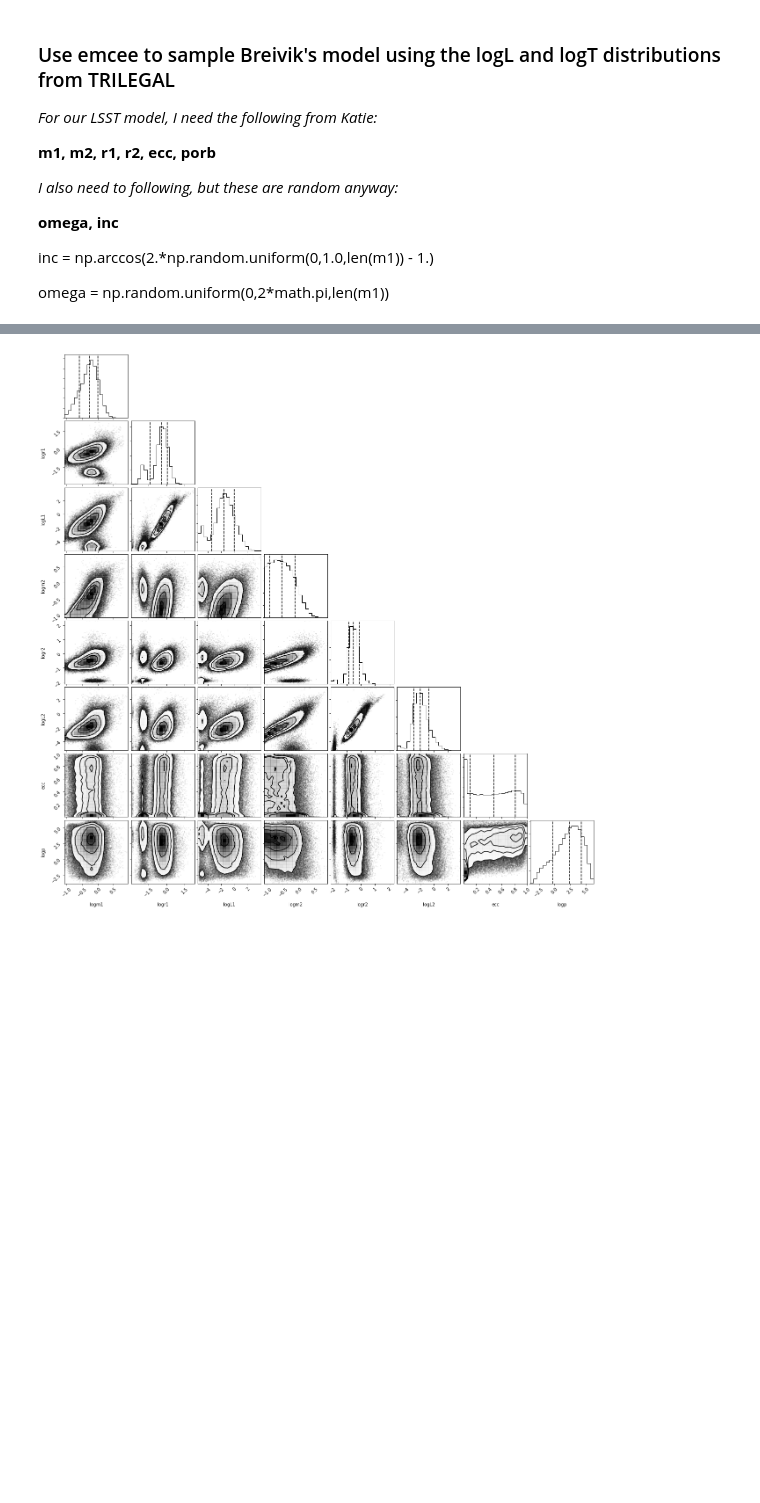
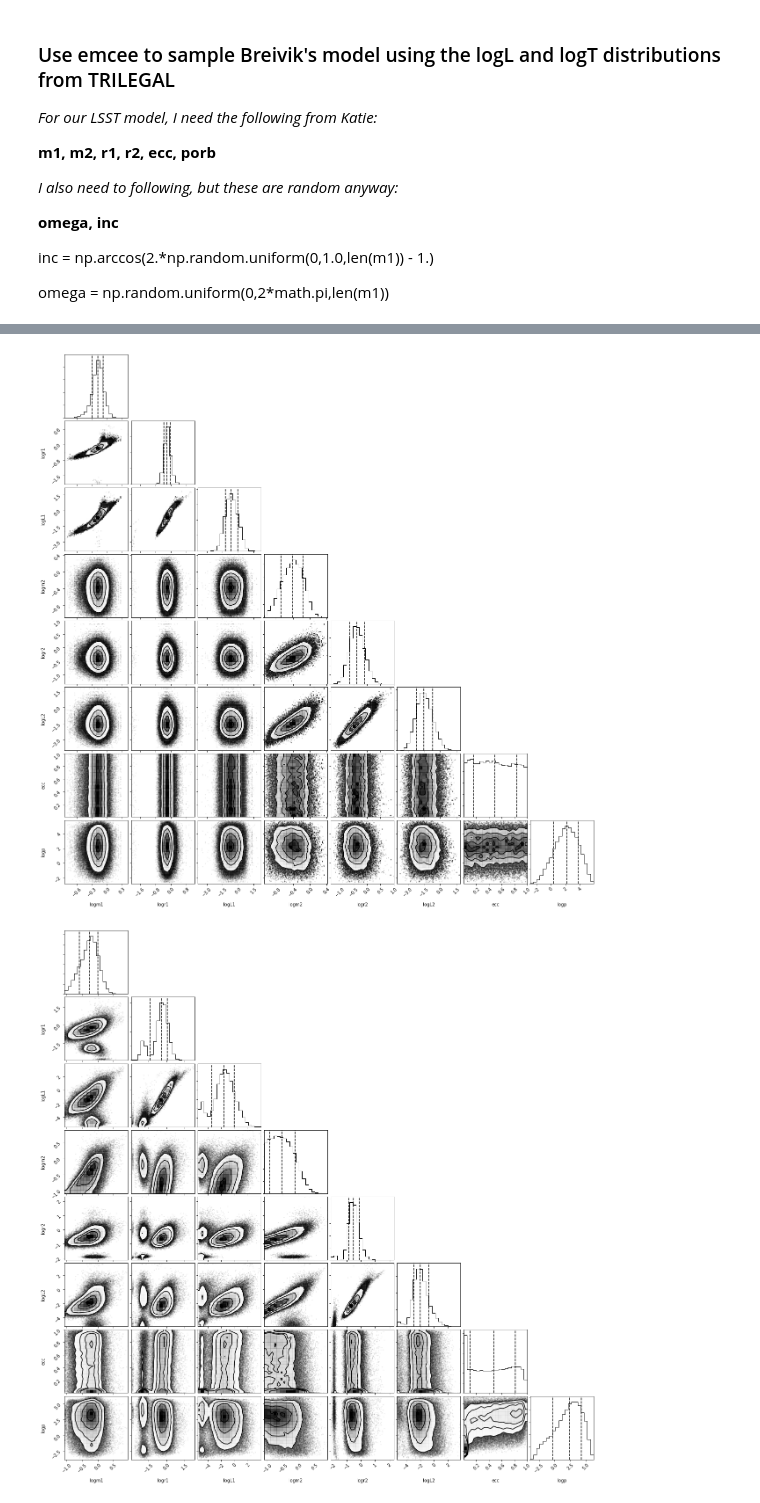
Before and after one commit to avapolzin/EBLSST, a Jupyter notebook: input/TRILEGAL/getTRILEGAL.ipynb, the cells around one changed output, grey strips where cells are left out. Saved outputs shown, nothing was run; the diff lists cells and outputs as text; code cells hidden in the pictures; blank space fills up the shorter version.

```diff
--- a/input/TRILEGAL/getTRILEGAL.ipynb
+++ b/input/TRILEGAL/getTRILEGAL.ipynb
@@ -180,0 +186,18 @@ both bright stars and eccentric
+# %%
+def paramMinMax(dat):
+    datMin = min(dat)-0.0001
+    datMax = max(dat)+0.0001
+
+    return [datMin, datMax]
+
+#NOTE: this is confusing, but in g.fixedPop rad and lum are in the log!
+#and below we need the log of the period!
+toTransform = ['m1', 'm2', 'porb','ecc','rad1','rad2','Lum1','Lum2']
+datMinMax = dict()
+
+for x in toTransform:
+    datMinMax[x] = paramMinMax(g.fixedPop[x])
+    if (x == 'porb'):
+        datMinMax[x] = paramMinMax(np.log10(g.fixedPop[x]))
+
+print(datMinMax)
@@ -305,3 +350,12 @@ WARNING:root:Too few points to create valid contours
+# %%
+samples = sampler.chain[:, nburn:, :].reshape((-1, len(paramsNames)))
+extras = np.array(sampler.blobs[:][nburn:][:]).reshape((-1, len(sampler.blobs[0][0])))
+result = np.hstack(( extras, samples))
+
+outNames = ['logm1', 'logr1', 'logL1', 'logm2', 'logr2', 'logL2', 'ecc', 'logp']
+f = corner.corner(result, labels = outNames, quantiles = [0.16, 0.5, 0.84])
+# %% [output]
+[figure, added]
 # %%
 #compare to Breivik's model
 paramsNames = ['m1', 'rad1', 'Lum1', 'm2', 'rad2', 'Lum2', 'ecc', 'logp']
```
Also changed, not shown: parts of 11 cells of this notebook.
